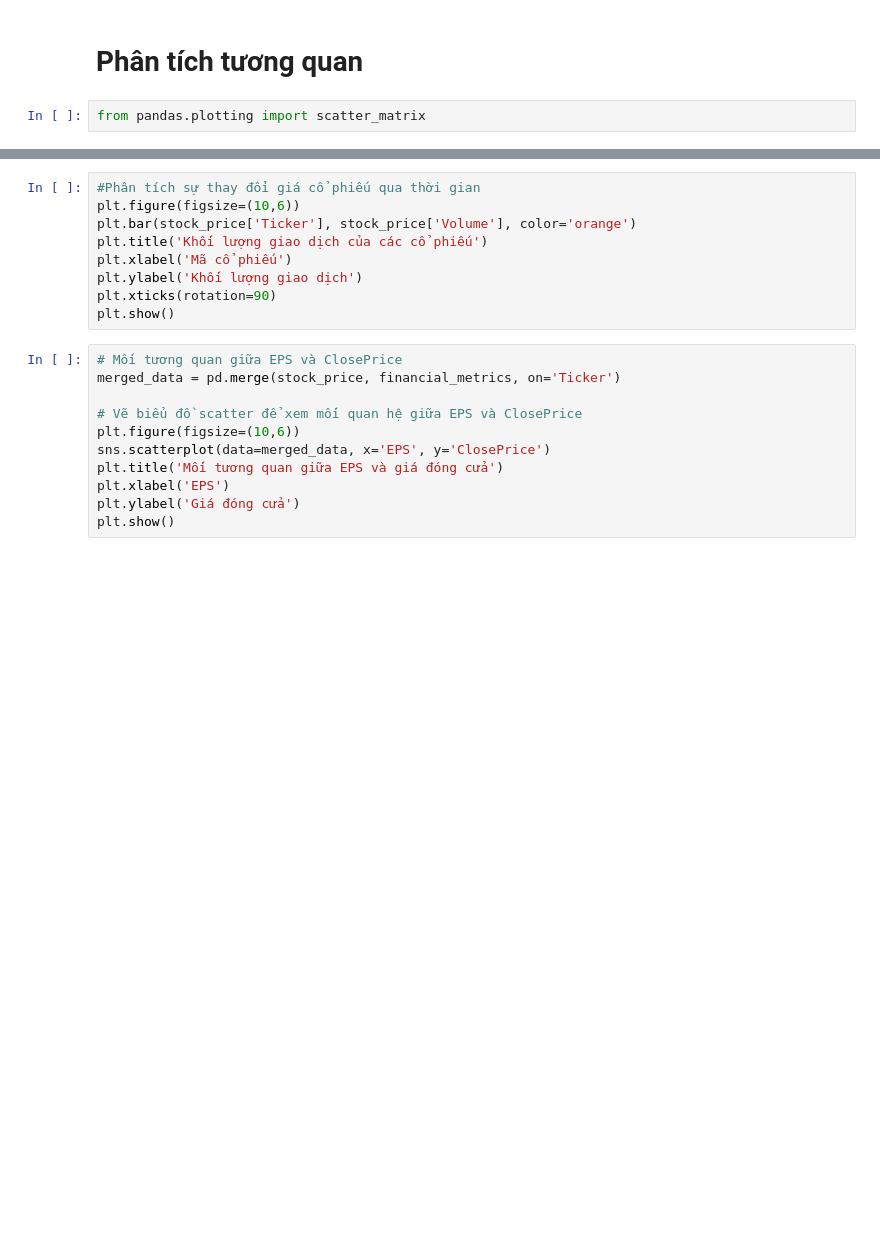
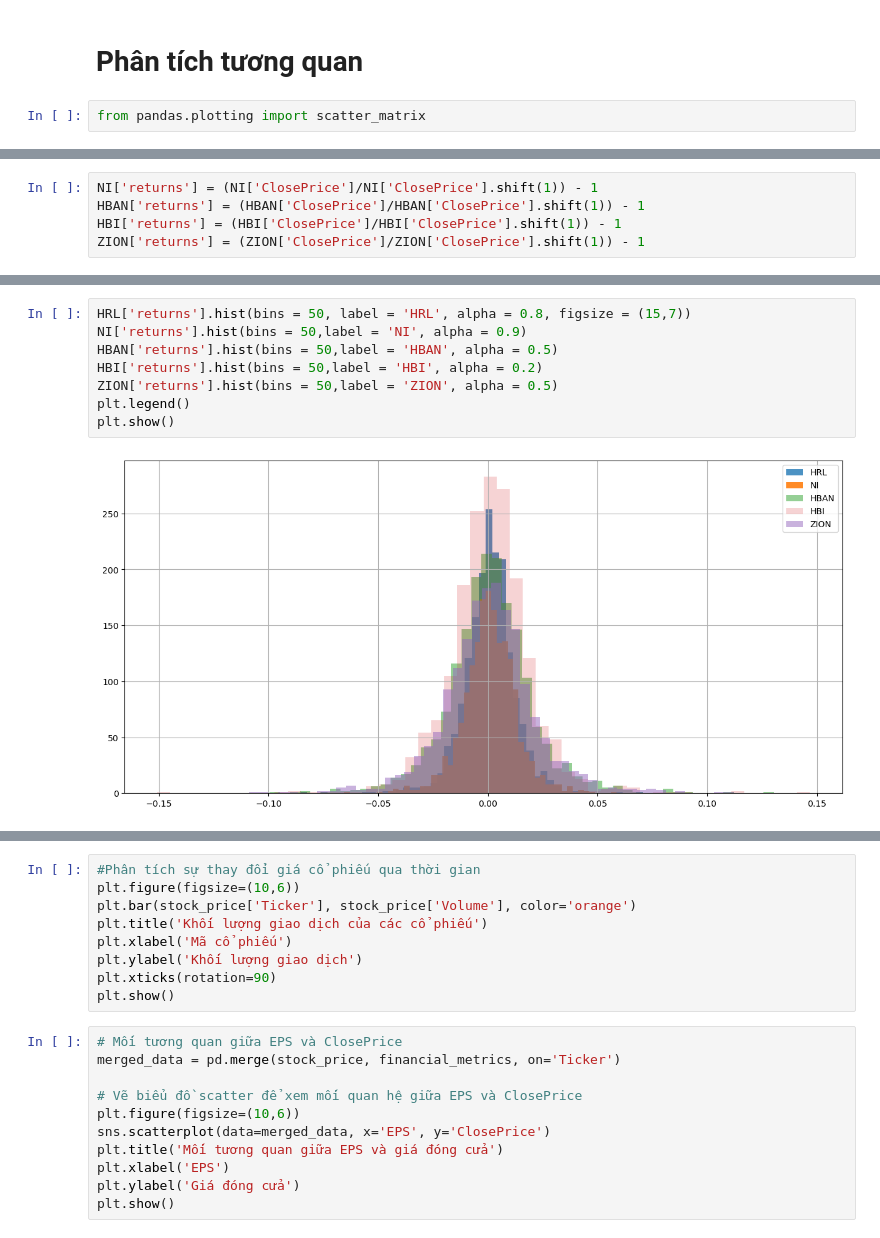
Before and after one commit to Ciss48/Stock, a Jupyter notebook: code.ipynb, the cells around one changed output, grey strips where cells are left out. Drawn from its saved outputs; the diff is of its cells as text; blank space fills up the shorter version.

```diff
--- a/code.ipynb
+++ b/code.ipynb
@@ -518,0 +617,5 @@ from pandas.plotting import scatter_matrix
+# %%
+NI['returns'] = (NI['ClosePrice']/NI['ClosePrice'].shift(1)) - 1
+HBAN['returns'] = (HBAN['ClosePrice']/HBAN['ClosePrice'].shift(1)) - 1
+HBI['returns'] = (HBI['ClosePrice']/HBI['ClosePrice'].shift(1)) - 1
+ZION['returns'] = (ZION['ClosePrice']/ZION['ClosePrice'].shift(1)) - 1
@@ -518,0 +648,10 @@ from pandas.plotting import scatter_matrix
+# %%
+HRL['returns'].hist(bins = 50, label = 'HRL', alpha = 0.8, figsize = (15,7))
+NI['returns'].hist(bins = 50,label = 'NI', alpha = 0.9)
+HBAN['returns'].hist(bins = 50,label = 'HBAN', alpha = 0.5)
+HBI['returns'].hist(bins = 50,label = 'HBI', alpha = 0.2)
+ZION['returns'].hist(bins = 50,label = 'ZION', alpha = 0.5)
+plt.legend()
+plt.show()
+# %% [output]
+[figure, added]
```
Also changed, not shown: parts of 30 cells of this notebook.
